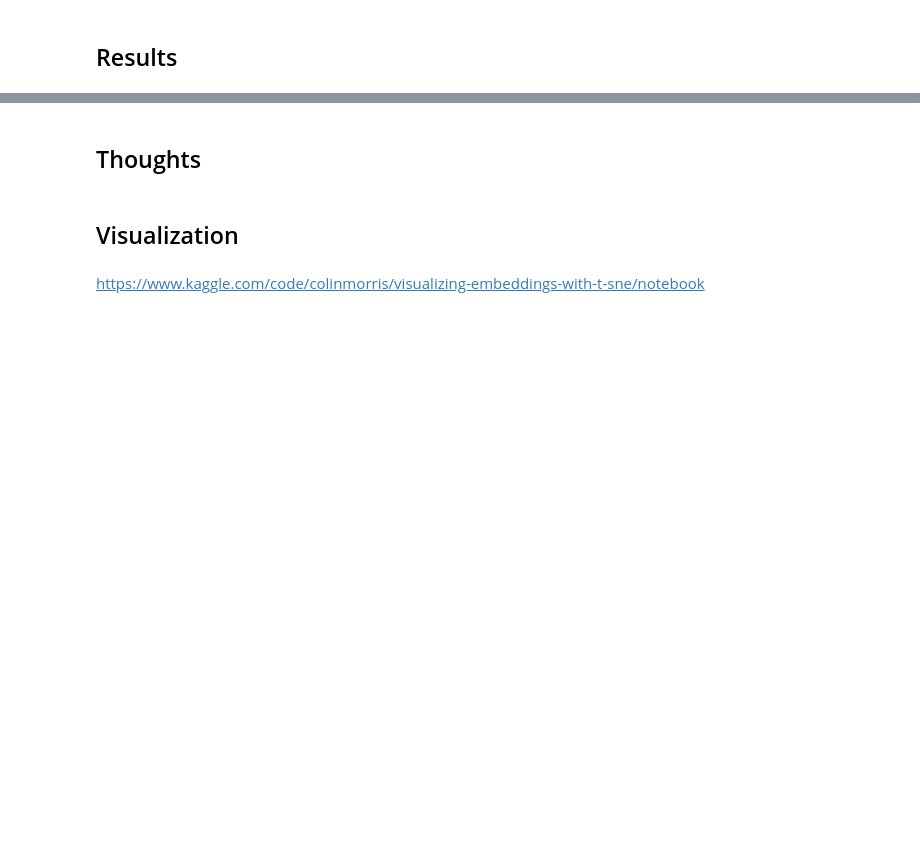
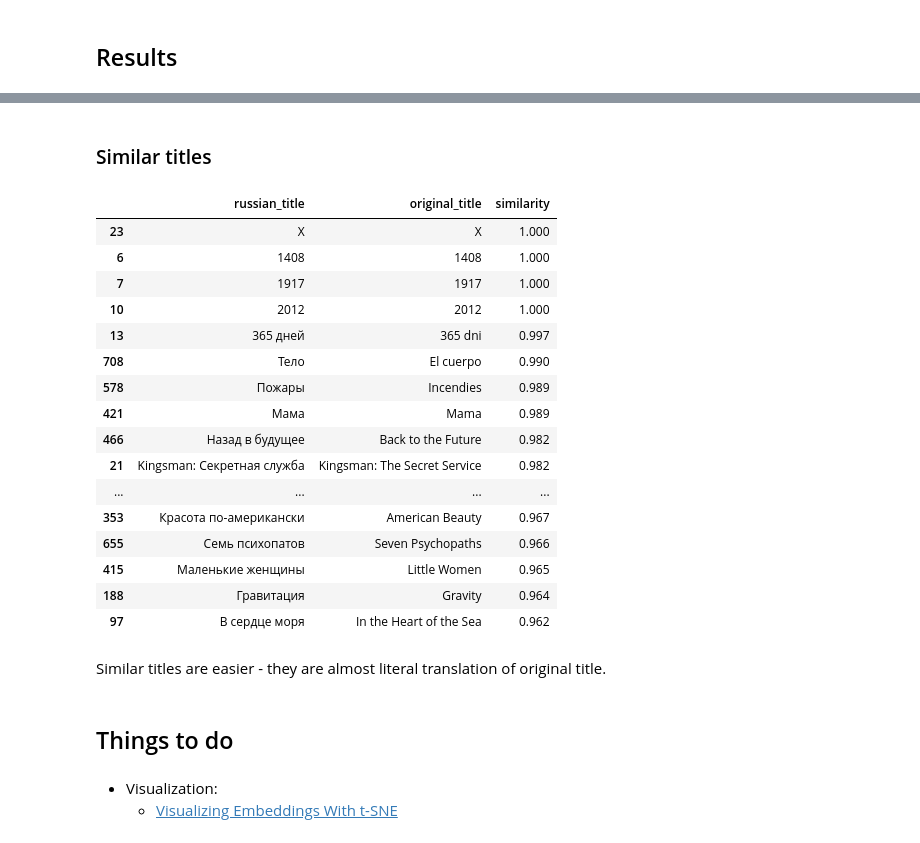
Before and after one commit to Extremesarova/shows_analysis, a Jupyter notebook: analysis/movie_title_translation.ipynb, the cells around one changed output, grey strips where cells are left out. Cells and saved outputs as stored; diff of their text form; code cells hidden in the pictures; blank space fills up the shorter version.

```diff
--- a/analysis/movie_title_translation.ipynb
+++ b/analysis/movie_title_translation.ipynb
@@ -229,6 +254,30 @@ with pd.option_context("display.max_rows", None, "display.max_columns", None):
+# %% [markdown]
+### Similar titles
+# %%
+with pd.option_context("display.max_rows", None, "display.max_columns", None):
+    display(similarity_df.sort_values(by="similarity", ascending=False).iloc[:30])
+# %% [output]
+|  | russian_title | original_title | similarity |
+| 23 | X | X | 1.000 |
+| 6 | 1408 | 1408 | 1.000 |
+| 7 | 1917 | 1917 | 1.000 |
+| 10 | 2012 | 2012 | 1.000 |
+| 13 | 365 дней | 365 dni | 0.997 |
+| 708 | Тело | El cuerpo | 0.990 |
+| 578 | Пожары | Incendies | 0.989 |
+| 421 | Мама | Mama | 0.989 |
+| 466 | Назад в будущее | Back to the Future | 0.982 |
+| 21 | Kingsman: Секретная служба | Kingsman: The Secret Service | 0.982 |
+| ... | ... | ... | ... |
+| 353 | Красота по-американски | American Beauty | 0.967 |
+| 655 | Семь психопатов | Seven Psychopaths | 0.966 |
+| 415 | Маленькие женщины | Little Women | 0.965 |
+| 188 | Гравитация | Gravity | 0.964 |
+| 97 | В сердце моря | In the Heart of the Sea | 0.962 |
+# %% [markdown]
+Similar titles are easier - they are almost literal translation of original title.
 # %% [markdown]
-## Thoughts
+## Things to do
-# %% [markdown]
-## Visualization
-# %% [markdown]
-https://www.kaggle.com/code/colinmorris/visualizing-embeddings-with-t-sne/notebook
+# %% [markdown]
+* Visualization:
+    * [Visualizing Embeddings With t-SNE](https://www.kaggle.com/code/colinmorris/visualizing-embeddings-with-t-sne/notebook)
```
Also changed, not shown: parts of 7 cells of this notebook.
